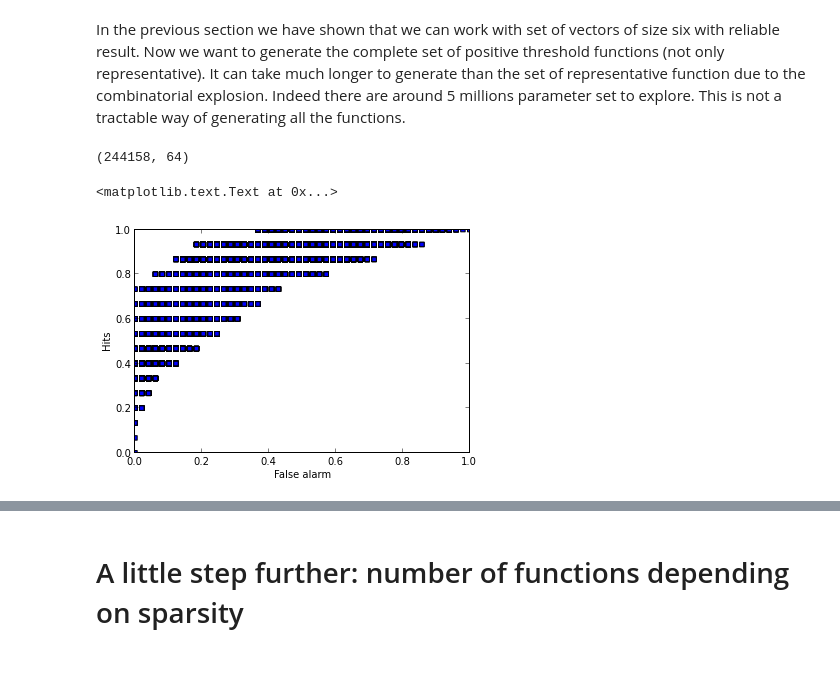
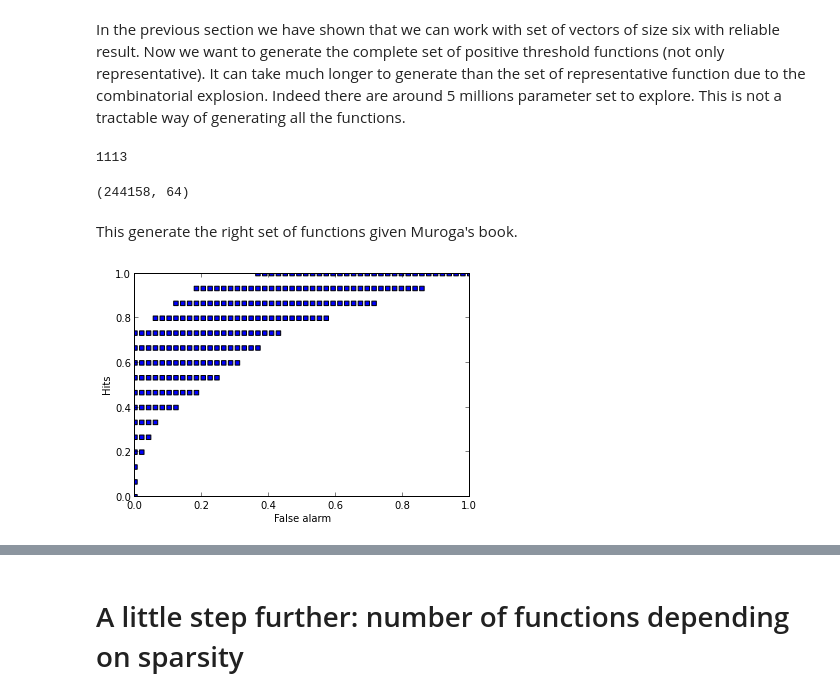
Before and after one commit to NeuroArchive/IEEE2013, a Jupyter notebook: IEEE2013.ipynb, the cells around one changed output, grey strips where cells are left out. Saved outputs shown, nothing was run; the diff lists cells and outputs as text; code cells hidden in the pictures; blank space fills up the shorter version.

```diff
--- a/IEEE2013.ipynb
+++ b/IEEE2013.ipynb
@@ -256,6 +243,16 @@ The final step is to select a subset a inputs for certain vectors. The simplest
 # Study for vectors of size 6
 # %% [markdown]
 In the previous section we have shown that we can work with set of vectors of size six with reliable result. Now we want to generate the complete set of positive threshold functions (not only representative). It can take much longer to generate than the set of representative function due to the combinatorial explosion. Indeed there are around 5 millions parameter set to explore. This is not a tractable way of generating all the functions.
+# %%
+%run func.py
+possible_set = PossibleSetTlu()
+possible_set.order = False
+possible_set.n = 6
+possible_set.w_max = 9
+possible_set.t_max = 18
+len(possible_set.functions)
+# %% [output]
+1113
 # %%
 %run func.py
 perms = gperms(6)
@@ -272,21 +269,23 @@ u_functions, temp = uniquify_function(all_functions,all_functions)
 u_functions.shape
 # %% [output]
 (244158, 64)
+# %% [markdown]
+This generate the right set of functions given Muroga's book.
 # %%
 FBP = generating_fbp(6)
 couples = []
 for f in u_functions:
     couples.append(signal_theory_analysis(FBP, f))
-unique(couples)
+couples = unique(couples)
 couples = np.array(couples)
 
 fig = plt.figure()
 ax = fig.add_subplot(1,1,1)
 plt.scatter(couples[:,0], couples[:,1], marker='s')
 ax.set_xlim(0,1)
 ax.set_ylim(0,1)
 ax.set_xlabel('False alarm')
 ax.set_ylabel('Hits')
+plt.savefig('temp_fig.svg', transparent=True)
 # %% [output]
-<matplotlib.text.Text at 0x...>
-[figure, old version]
+[figure, new version]
```
Also changed, not shown: parts of 6 cells of this notebook, 1 other file.
